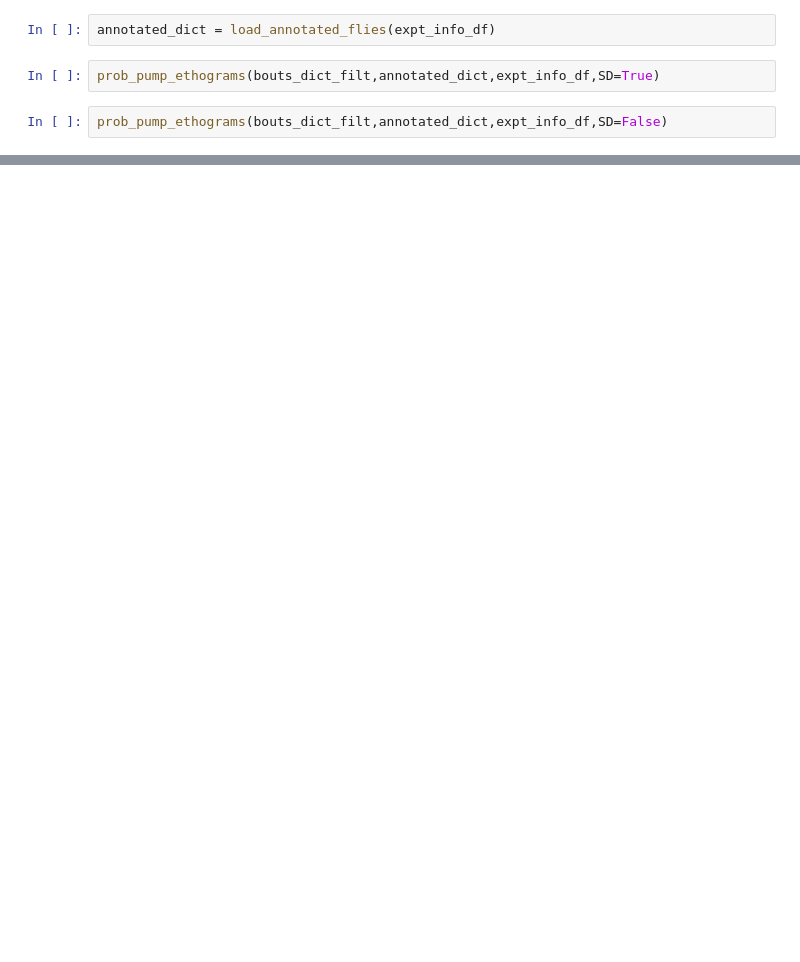
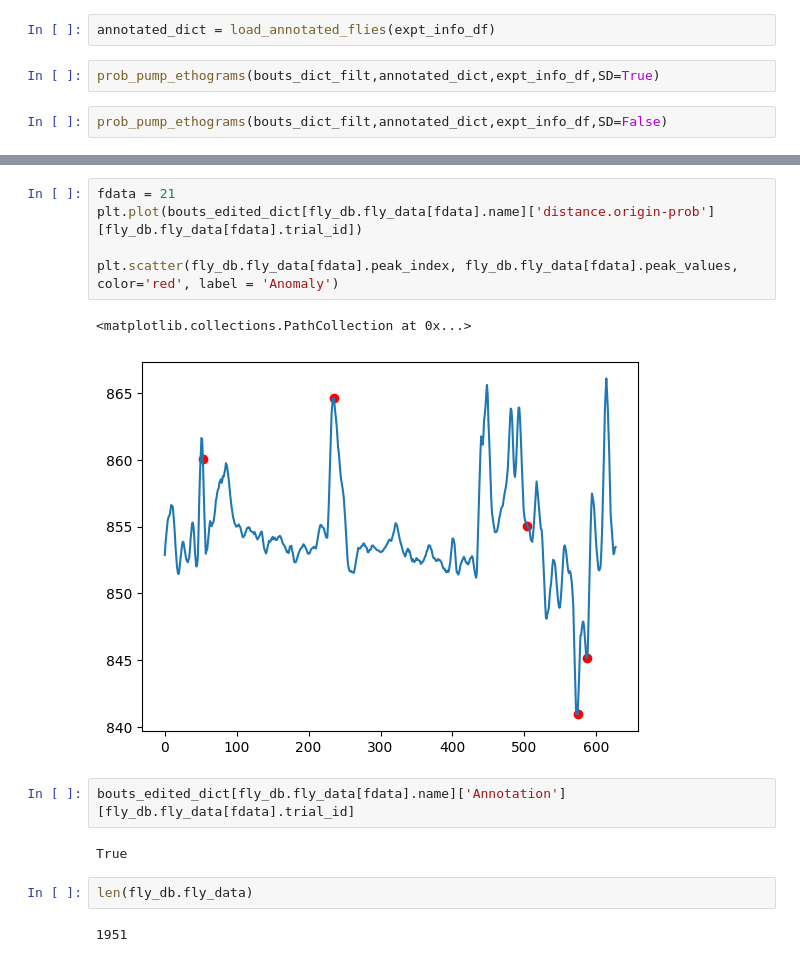
Before and after one commit to mfkeles/FruitFlyVideo, a Jupyter notebook: Peak_Detection/filter_and_extract_predictions.ipynb, the cells around one changed output, grey strips where cells are left out. Cells and saved outputs as stored; diff of their text form; blank space fills up the shorter version.

```diff
--- a/Peak_Detection/filter_and_extract_predictions.ipynb
+++ b/Peak_Detection/filter_and_extract_predictions.ipynb
@@ -685,0 +697,16 @@ group_pred_idx
+# %%
+fdata = 21
+plt.plot(bouts_edited_dict[fly_db.fly_data[fdata].name]['distance.origin-prob'][fly_db.fly_data[fdata].trial_id])
+
+plt.scatter(fly_db.fly_data[fdata].peak_index, fly_db.fly_data[fdata].peak_values, color='red', label = 'Anomaly')
+# %% [output]
+<matplotlib.collections.PathCollection at 0x...>
+[figure, added]
+# %%
+bouts_edited_dict[fly_db.fly_data[fdata].name]['Annotation'][fly_db.fly_data[fdata].trial_id]
+# %% [output]
+True
+# %%
+len(fly_db.fly_data)
+# %% [output]
+1951
```
Also changed, not shown: parts of 10 cells of this notebook, 2 other files.
